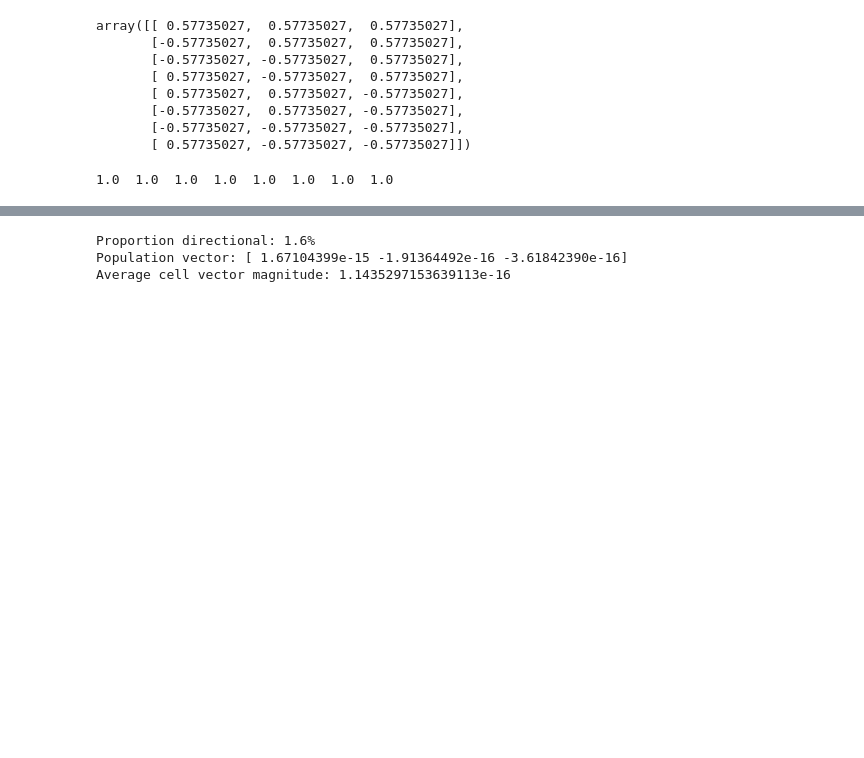
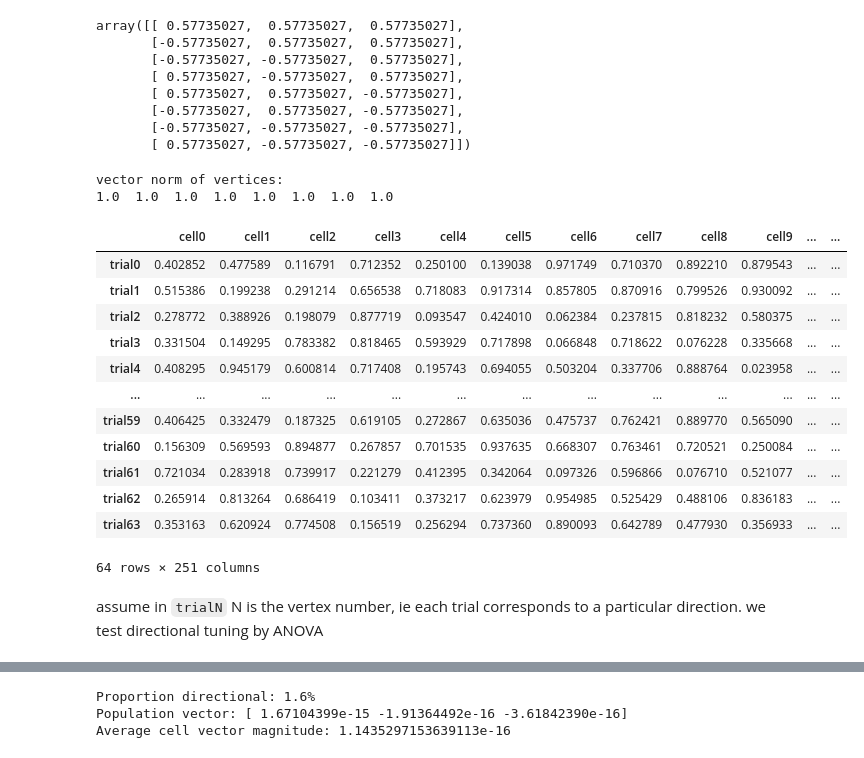
Before and after one commit to marek1n/georgopoulos1986, a Jupyter notebook: georgopoulos1986.ipynb, the cells around one changed output, grey strips where cells are left out. Cells and saved outputs as stored; diff of their text form; code cells hidden in the pictures; blank space fills up the shorter version.

Commit message:
ANOVA

```diff
--- a/georgopoulos1986.ipynb
+++ b/georgopoulos1986.ipynb
@@ -14,3 +7,11 @@ exp = np.random.randint(2, size=(T, trials, n_cells))
+# %%
+# simulate mean firing rate for neurons at random
+n_cells = 250
+directions = 8
+trials = 8
+
+# assume avg spikes happen with uniform probabilities
+exp = np.random.uniform(0.01, 0.99, size=(n_cells, trials*directions))
 # %%
 def direction_cosines(v: np.ndarray) -> np.ndarray:
     basis = np.array([[1,0,0], [0,1,0], [0,0,1]])
@@ -48,8 +50,35 @@ array([[ 0.57735027,  0.57735027,  0.57735027],
        [ 0.57735027, -0.57735027, -0.57735027]])
 # %%
 # sanity check
+print("vector norm of vertices:")
 for i in range(len(Ms)):
     m_x, m_y, m_z = Ms[i]
     print(np.sqrt((m_x**2 + m_y**2 + m_z**2)), end="  ")
 # %% [output]
+vector norm of vertices:
 1.0  1.0  1.0  1.0  1.0  1.0  1.0  1.0
+# %%
+exp_df = pd.DataFrame(exp,
+                      index=[f"cell{i}" for i in range(n_cells)],
+                      columns=[f"trial{i}" for i in range(trials*directions)]
+                      ).T
+
+exp_df['direction'] = np.repeat(np.arange(directions), trials)
+exp_df
+# %% [output]
+|  | cell0 | cell1 | cell2 | cell3 | cell4 | cell5 | cell6 | cell7 | cell8 | cell9 | ... | ... |
+| trial0 | 0.402852 | 0.477589 | 0.116791 | 0.712352 | 0.250100 | 0.139038 | 0.971749 | 0.710370 | 0.892210 | 0.879543 | ... | ... |
+| trial1 | 0.515386 | 0.199238 | 0.291214 | 0.656538 | 0.718083 | 0.917314 | 0.857805 | 0.870916 | 0.799526 | 0.930092 | ... | ... |
+| trial2 | 0.278772 | 0.388926 | 0.198079 | 0.877719 | 0.093547 | 0.424010 | 0.062384 | 0.237815 | 0.818232 | 0.580375 | ... | ... |
+| trial3 | 0.331504 | 0.149295 | 0.783382 | 0.818465 | 0.593929 | 0.717898 | 0.066848 | 0.718622 | 0.076228 | 0.335668 | ... | ... |
+| trial4 | 0.408295 | 0.945179 | 0.600814 | 0.717408 | 0.195743 | 0.694055 | 0.503204 | 0.337706 | 0.888764 | 0.023958 | ... | ... |
+| ... | ... | ... | ... | ... | ... | ... | ... | ... | ... | ... | ... | ... |
+| trial59 | 0.406425 | 0.332479 | 0.187325 | 0.619105 | 0.272867 | 0.635036 | 0.475737 | 0.762421 | 0.889770 | 0.565090 | ... | ... |
+| trial60 | 0.156309 | 0.569593 | 0.894877 | 0.267857 | 0.701535 | 0.937635 | 0.668307 | 0.763461 | 0.720521 | 0.250084 | ... | ... |
+| trial61 | 0.721034 | 0.283918 | 0.739917 | 0.221279 | 0.412395 | 0.342064 | 0.097326 | 0.596866 | 0.076710 | 0.521077 | ... | ... |
+| trial62 | 0.265914 | 0.813264 | 0.686419 | 0.103411 | 0.373217 | 0.623979 | 0.954985 | 0.525429 | 0.488106 | 0.836183 | ... | ... |
+| trial63 | 0.353163 | 0.620924 | 0.774508 | 0.156519 | 0.256294 | 0.737360 | 0.890093 | 0.642789 | 0.477930 | 0.356933 | ... | ... |
+64 rows × 251 columns
+# %% [markdown]
+assume in `trialN` N is the vertex number, ie each trial corresponds to a particular direction.
+we test directional tuning by ANOVA
```
Also changed, not shown: parts of 7 cells of this notebook.
